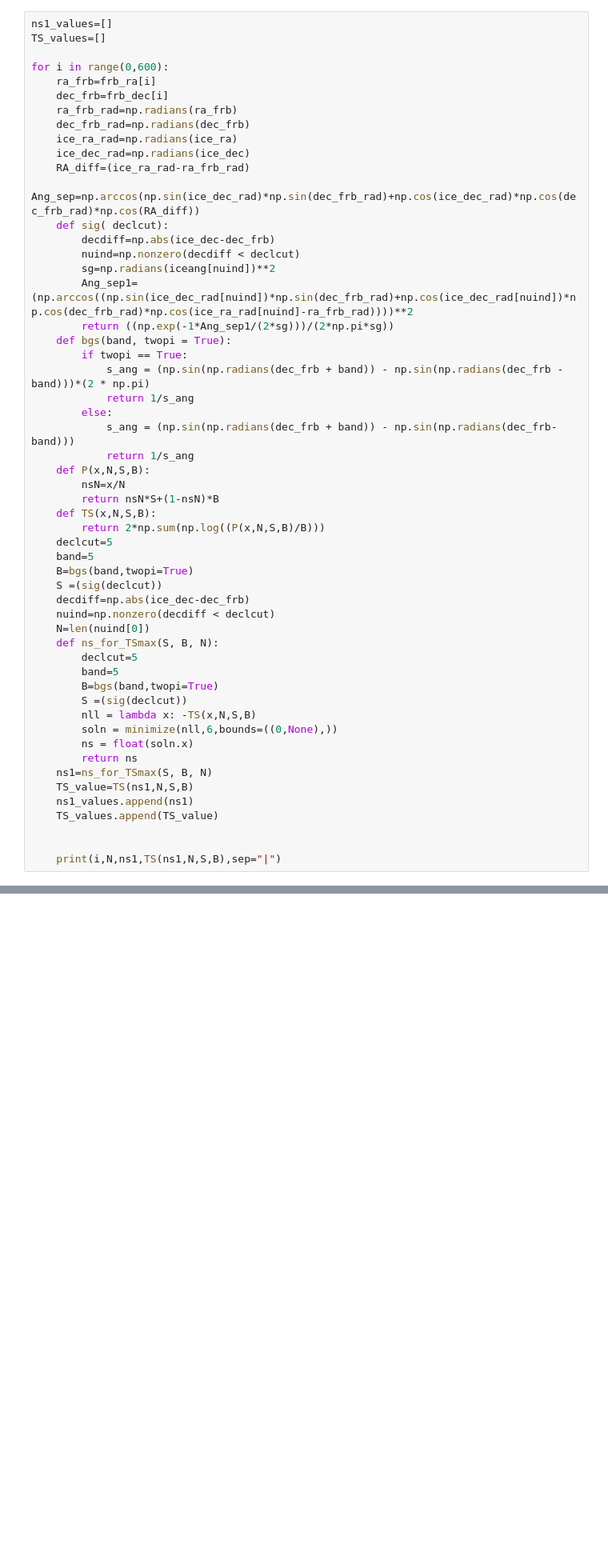
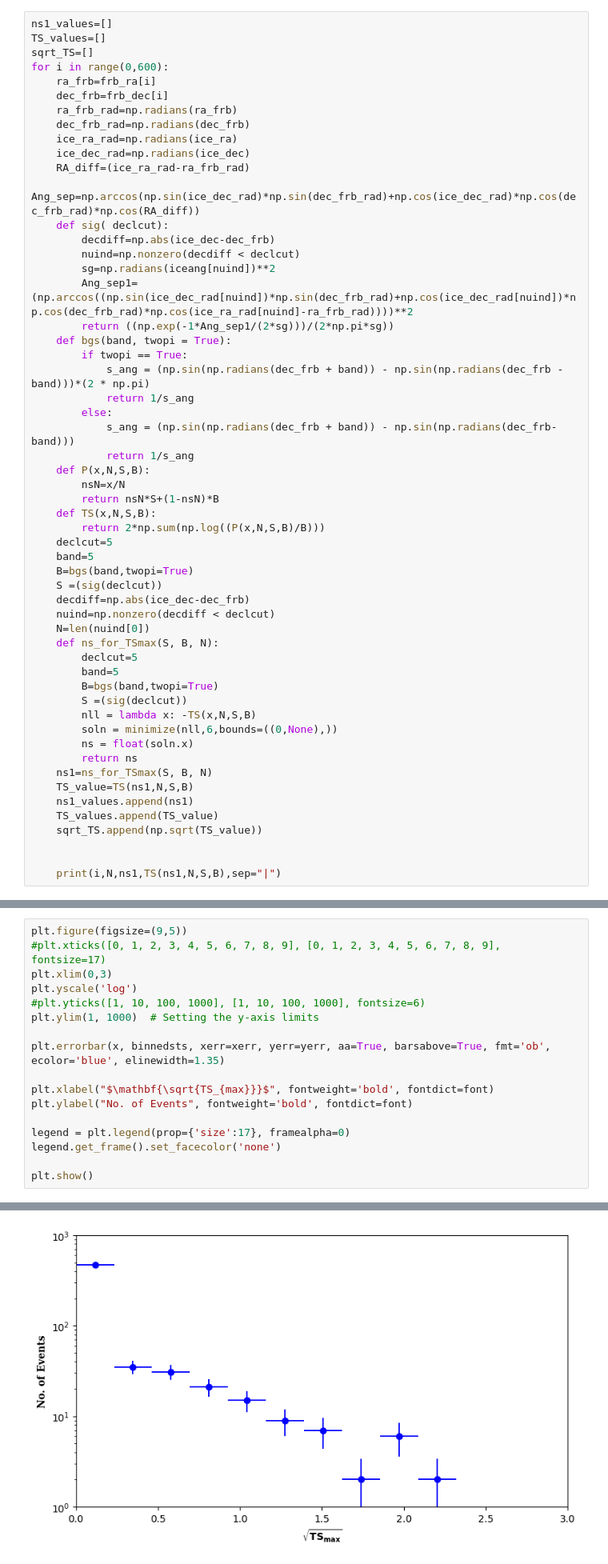
Before and after one commit to Fathima-Shifa-M/Nuetrinoastrophysics, a Jupyter notebook: frb_graph.ipynb, the cells around one changed output, grey strips where cells are left out. Shown: that part at 80% size. Saved outputs shown, nothing was run; the diff lists cells and outputs as text; blank space fills up the shorter version.

```diff
--- a/frb_graph.ipynb
+++ b/frb_graph.ipynb
@@ -61,7 +62,7 @@ len(ice_ra)
 # %%
 ns1_values=[]
 TS_values=[]
-
+sqrt_TS=[]
 for i in range(0,600):
     ra_frb=frb_ra[i]
     dec_frb=frb_dec[i]
@@ -109,6 +110,7 @@ for i in range(0,600):
     TS_value=TS(ns1,N,S,B)
     ns1_values.append(ns1)
     TS_values.append(TS_value)
+    sqrt_TS.append(np.sqrt(TS_value))
 
 
     print(i,N,ns1,TS(ns1,N,S,B),sep="|")
@@ -137,0 +183,18 @@ plt.plot(TS_values,ns1_values,marker='o')
+# %%
+plt.figure(figsize=(9,5))
+#plt.xticks([0, 1, 2, 3, 4, 5, 6, 7, 8, 9], [0, 1, 2, 3, 4, 5, 6, 7, 8, 9], fontsize=17)
+plt.xlim(0,3)
+plt.yscale('log')
+#plt.yticks([1, 10, 100, 1000], [1, 10, 100, 1000], fontsize=6)
+plt.ylim(1, 1000)  # Setting the y-axis limits
+
+plt.errorbar(x, binnedsts, xerr=xerr, yerr=yerr, aa=True, barsabove=True, fmt='ob', ecolor='blue', elinewidth=1.35)
+
+plt.xlabel("$\mathbf{\sqrt{TS_{max}}}$", fontweight='bold', fontdict=font)
+plt.ylabel("No. of Events", fontweight='bold', fontdict=font)
+
+legend = plt.legend(prop={'size':17}, framealpha=0)
+legend.get_frame().set_facecolor('none')
+
+plt.show()
+# %% [output]
@@ -137,0 +202 @@ plt.plot(TS_values,ns1_values,marker='o')
+[figure, added]
```
Also changed, not shown: parts of 5 cells of this notebook.
